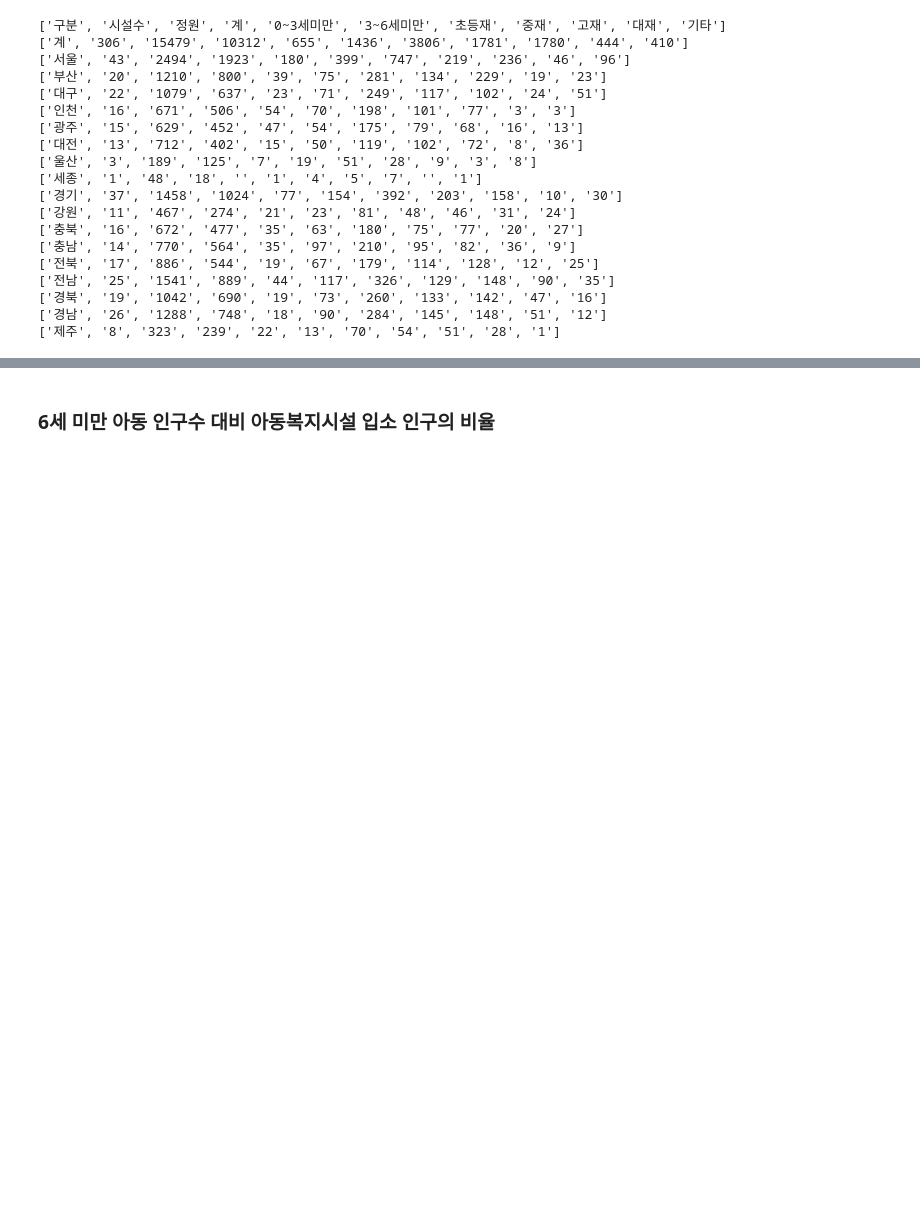
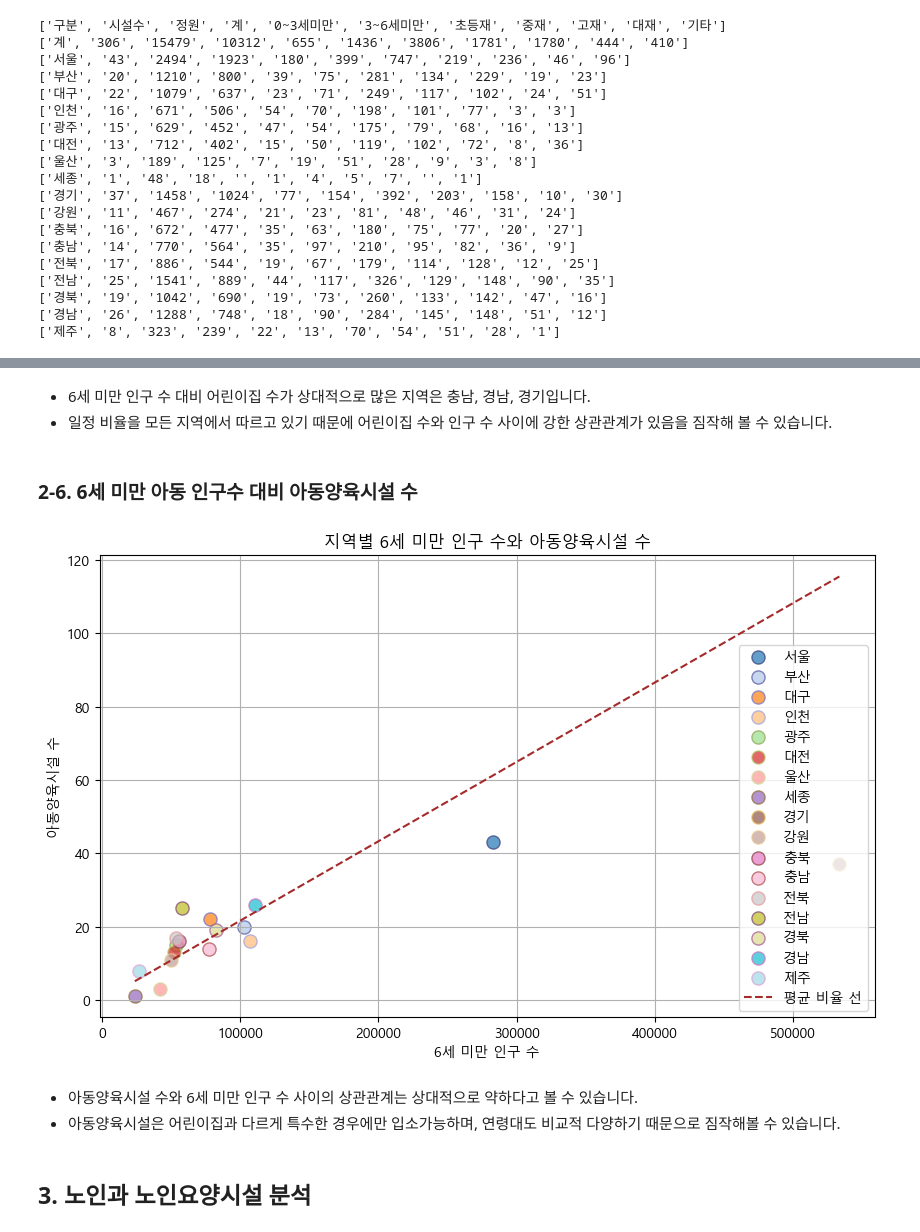
Before and after one commit to sjunc/2024-DA-Team, a Jupyter notebook: 분석 파일/kbs-kbs-DA.ipynb, the cells around one changed output, grey strips where cells are left out. Drawn from its saved outputs; the diff is of its cells as text; code cells hidden in the pictures; blank space fills up the shorter version.

```diff
--- a/분석 파일/kbs-kbs-DA.ipynb
+++ b/분석 파일/kbs-kbs-DA.ipynb
@@ -357,2 +454,38 @@ plt.show()
+# %% [markdown]
+- 6세 미만 인구 수 대비 어린이집 수가 상대적으로 많은 지역은 충남, 경남, 경기입니다.
+- 일정 비율을 모든 지역에서 따르고 있기 때문에 어린이집 수와 인구 수 사이에 강한 상관관계가 있음을 짐작해 볼 수 있습니다.
 # %% [markdown]
-### 6세 미만 아동 인구수 대비 아동복지시설 입소 인구의 비율
+### 2-6. 6세 미만 아동 인구수 대비 아동양육시설 수
+# %%
+regions = [row[0] for row in inst_welfare_chd_2022[2:]]
+welfare = [int(row[1]) for row in inst_welfare_chd_2022[2:]]
+population = [int(row[1]) + int(row[2]) + int(row[3]) + int(row[4]) + int(row[5]) + int(row[6]) for row in chd_2022[1:]]
+
+# 색상 지정
+face_colors = plt.cm.tab20(np.linspace(0, 1, len(regions)))
+edge_colors = plt.cm.tab20b(np.linspace(0, 1, len(regions)))
+
+# 산점도 그리기
+plt.figure(figsize=(10, 6))
+for i, region in enumerate(regions):
+    plt.scatter(population[i], welfare[i], color=face_colors[i], edgecolors=edge_colors[i], label=region, alpha=0.7, s=90)
+
+# 평균 비율 계산
+mean_ratio = np.mean([welfare[i] / population[i] for i in range(len(regions))])
+x_vals = np.linspace(min(population), max(population), 100)
+y_vals = mean_ratio * x_vals
+plt.plot(x_vals, y_vals, color='brown', linestyle='--', label='평균 비율 선')
+
+plt.xlabel('6세 미만 인구 수')
+plt.ylabel('아동양육시설 수')
+plt.title('지역별 6세 미만 인구 수와 아동양육시설 수')
+plt.legend()
+plt.grid(True)
+plt.show()
+# %% [output]
+[figure, added]
+# %% [markdown]
+- 아동양육시설 수와 6세 미만 인구 수 사이의 상관관계는 상대적으로 약하다고 볼 수 있습니다.
+- 아동양육시설은 어린이집과 다르게 특수한 경우에만 입소가능하며, 연령대도 비교적 다양하기 때문으로 짐작해볼 수 있습니다.
+# %% [markdown]
+## 3. 노인과 노인요양시설 분석
```
Also changed, not shown: parts of 18 cells of this notebook.
